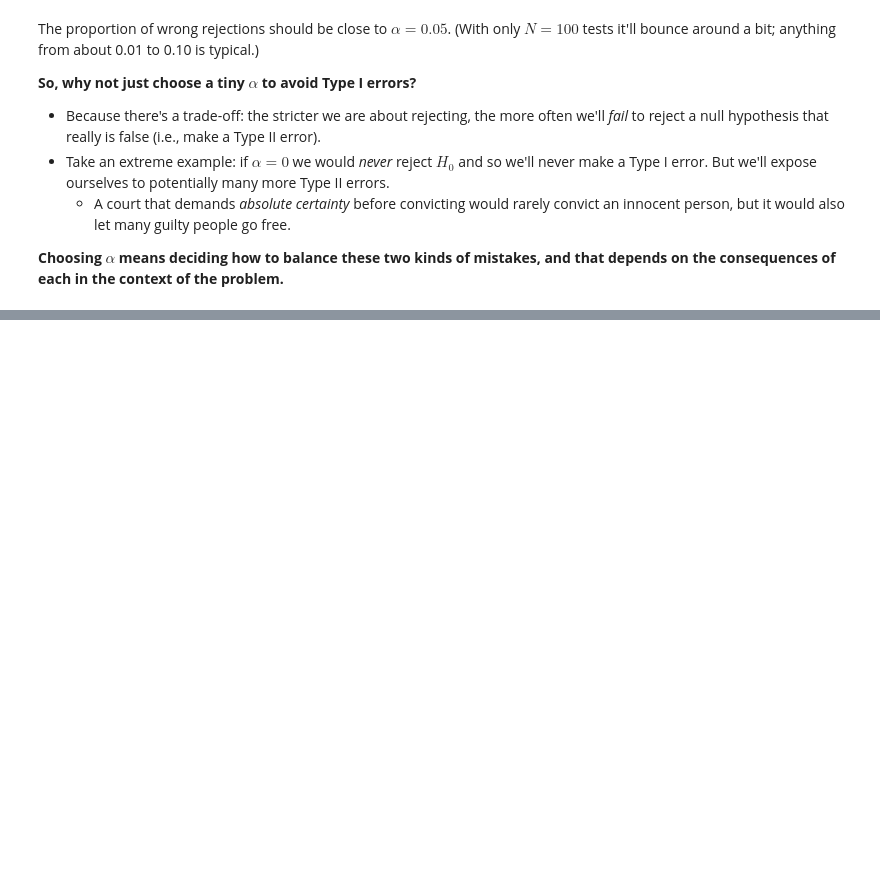
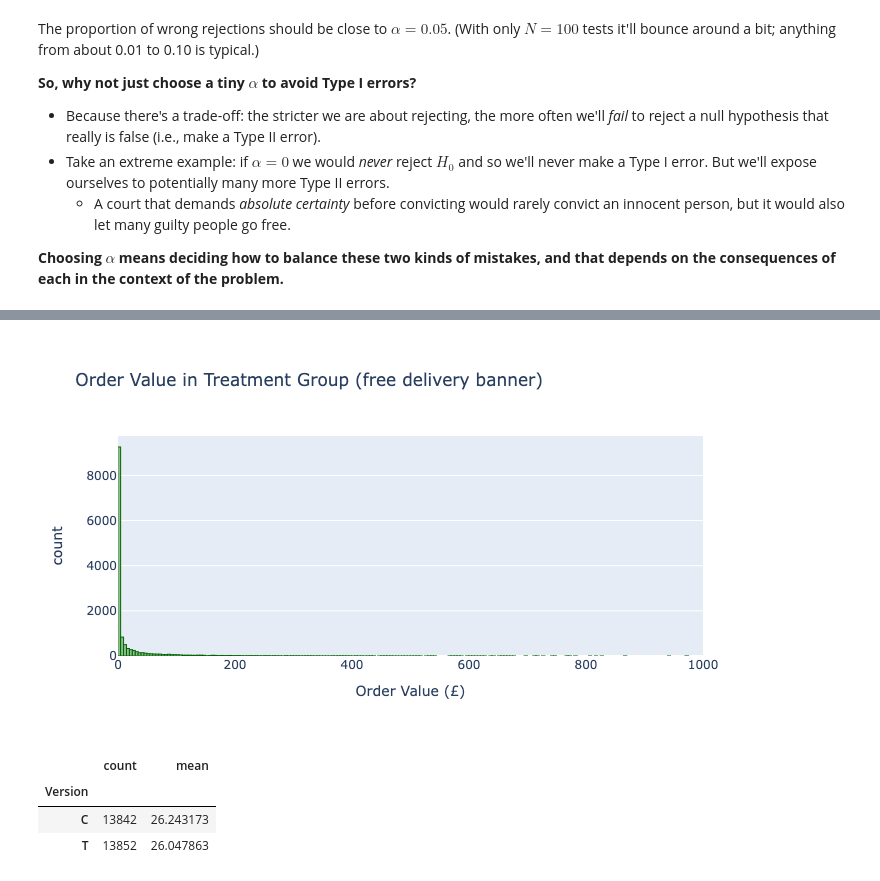
Before and after one commit to ntstevens/DATSC101, a Jupyter notebook: Lectures/7-Hypothesis Testing.ipynb, the cells around one changed output, grey strips where cells are left out. Drawn from its saved outputs; the diff is of its cells as text; code cells hidden in the pictures; blank space fills up the shorter version.

```diff
--- a/Lectures/7-Hypothesis Testing.ipynb
+++ b/Lectures/7-Hypothesis Testing.ipynb
@@ -720,0 +755,20 @@ The logic will be exactly the same: *simulate a world in which the null hypothes
+# %%
+# Visualize the sample estimates
+fig = px.histogram(asos[asos["Version"]=="T"]["Order.Value"],
+                   title = "Order Value in Treatment Group (free delivery banner)",
+                   labels = {"value":"Order Value (£)"},
+                   height = 400, range_x = [0,1000])
+
+fig.update_traces(showlegend = False,
+                  marker_color = "darkseagreen",
+                  marker_line_color = "darkgreen",
+                  marker_line_width = 1)
+# %% [output]
+[figure, added]
+# %%
+asos.groupby("Version")["Order.Value"].agg(["count", "mean"])
+# %% [output]
+|  | count | mean |
+| Version |  |  |
+| C | 13842 | 26.243173 |
+| T | 13852 | 26.047863 |
```
Also changed, not shown: parts of 32 cells of this notebook.
